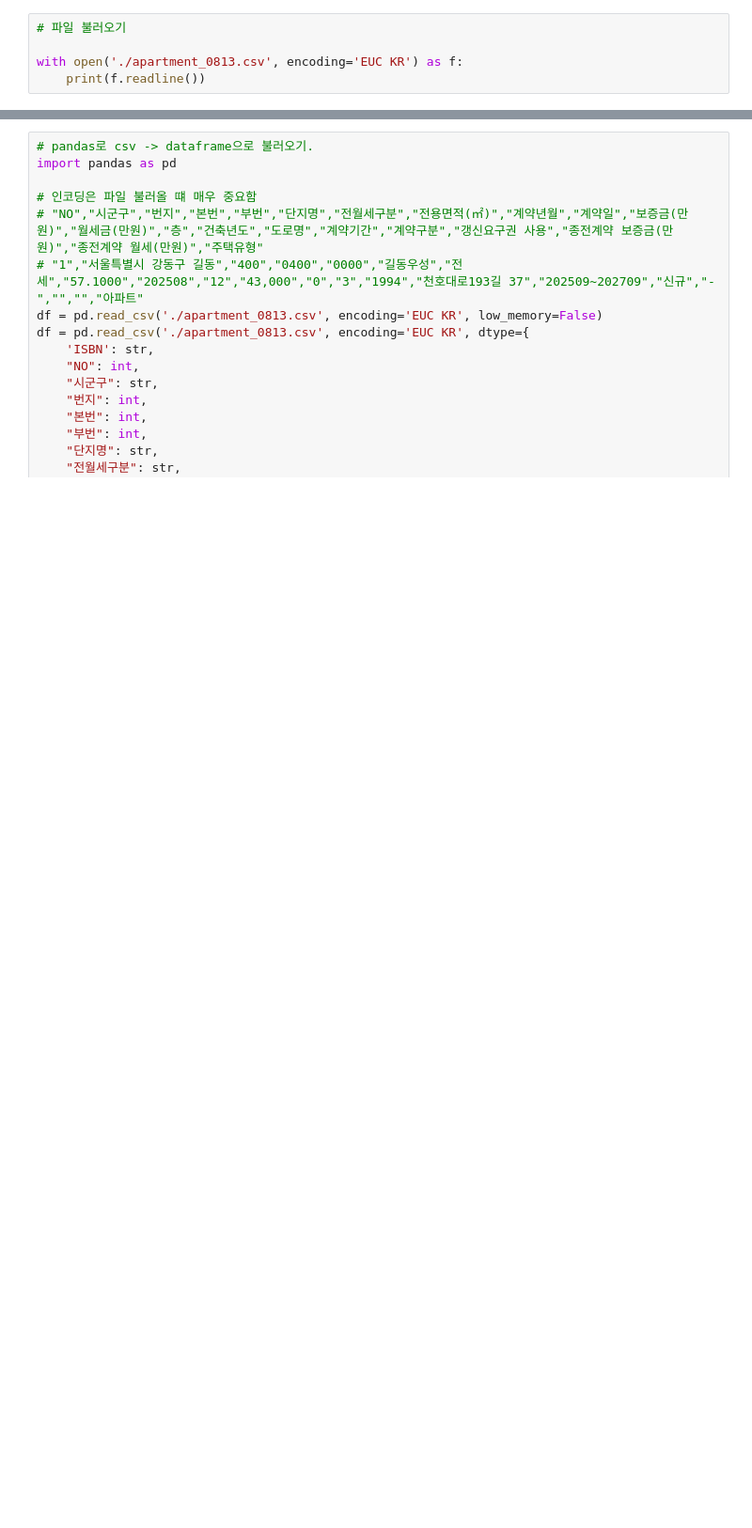
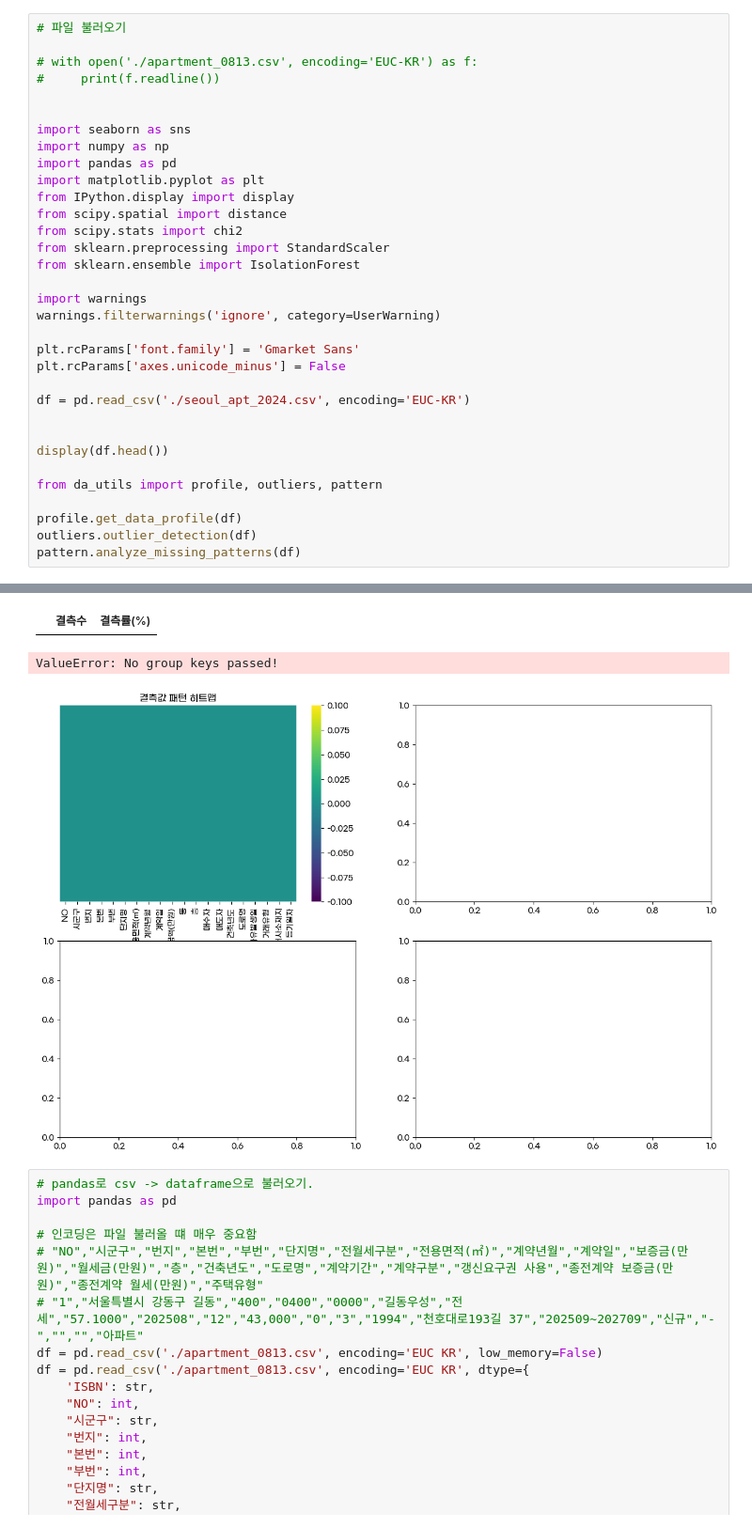
Before and after one commit to semistone97/TIL, a Jupyter notebook: data analysis/apart.ipynb, the cells around one changed output, grey strips where cells are left out. Shown at 94% size. Saved outputs shown, nothing was run; the diff lists cells and outputs as text; blank space fills up the shorter version.

```diff
--- a/data analysis/apart.ipynb
+++ b/data analysis/apart.ipynb
@@ -1,6 +1,34 @@
 # %%
 # 파일 불러오기
 
-with open('./apartment_0813.csv', encoding='EUC KR') as f:
-    print(f.readline())
+# with open('./apartment_0813.csv', encoding='EUC-KR') as f:
+#     print(f.readline())
+
+
+import seaborn as sns
+import numpy as np
+import pandas as pd
+import matplotlib.pyplot as plt
+from IPython.display import display
+from scipy.spatial import distance
+from scipy.stats import chi2
+from sklearn.preprocessing import StandardScaler
+from sklearn.ensemble import IsolationForest
+
+import warnings
+warnings.filterwarnings('ignore', category=UserWarning)
+
+plt.rcParams['font.family'] = 'Gmarket Sans'
+plt.rcParams['axes.unicode_minus'] = False
+
+df = pd.read_csv('./seoul_apt_2024.csv', encoding='EUC-KR')
+
+
+display(df.head())
+
+from da_utils import profile, outliers, pattern
+
+profile.get_data_profile(df)
+outliers.outlier_detection(df)
+pattern.analyze_missing_patterns(df)
 # %% [output]
@@ -8,3 +81,6 @@ with open('./apartment_0813.csv', encoding='EUC KR') as f:
+|  | 결측수 | 결측률(%) |
+ValueError: No group keys passed!
+[figure, added]
 # %%
 # pandas로 csv -> dataframe으로 불러오기.
 import pandas as pd
```
Also changed, not shown: parts of 1 cell of this notebook, 5 other files.
